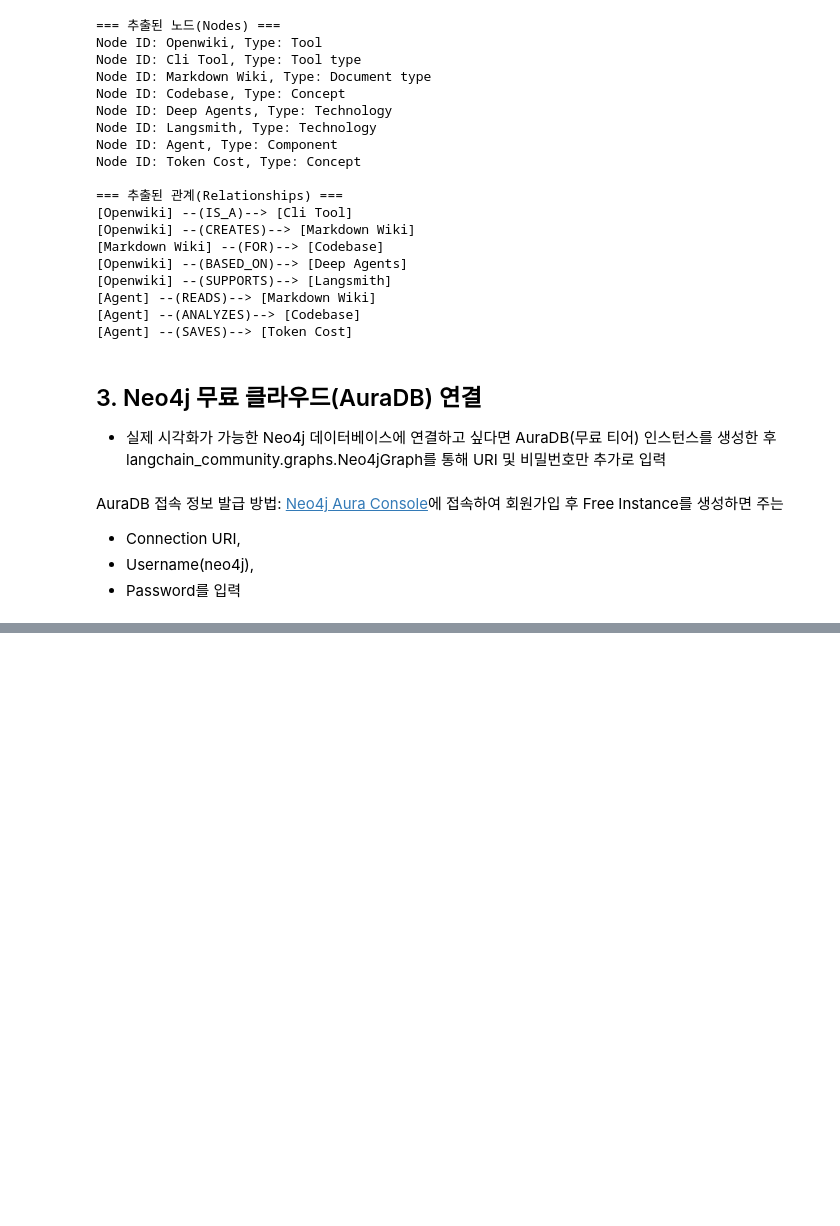
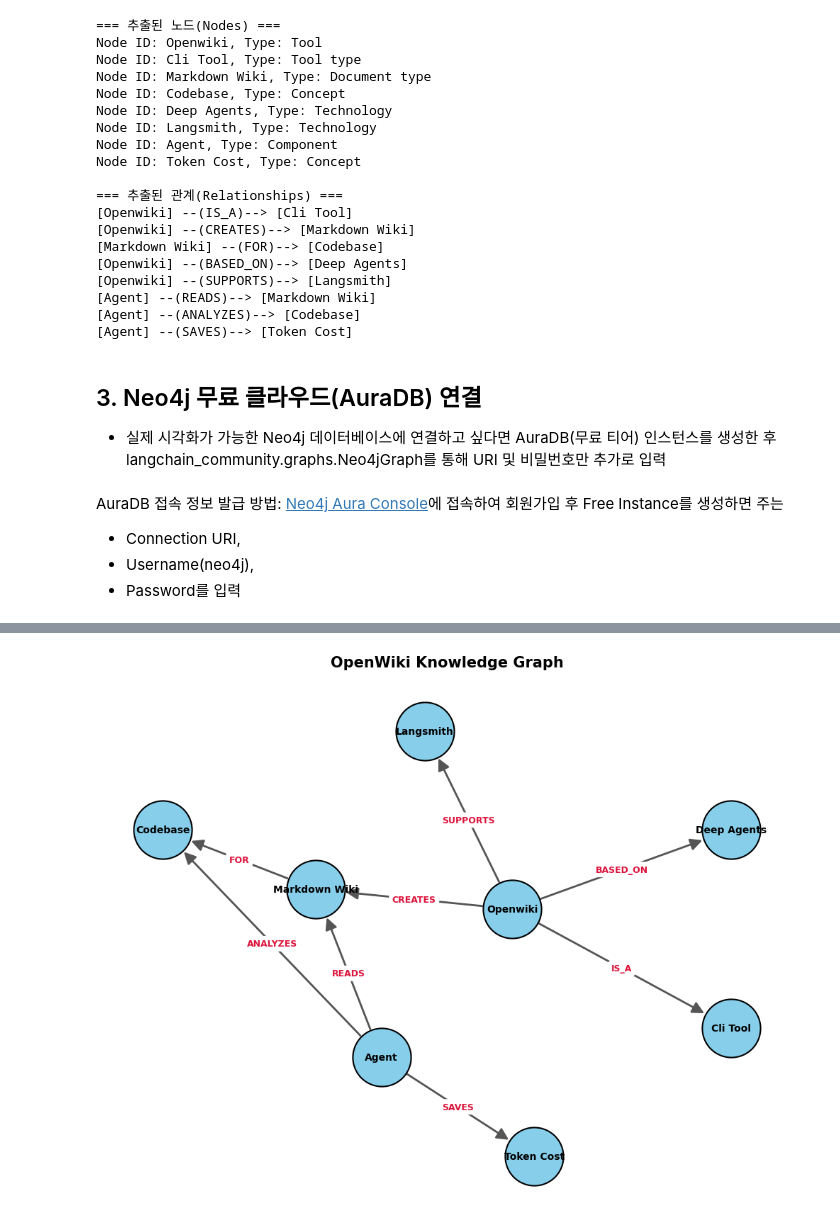
Before and after one commit to ancestor9/2026_Fall_Learning-Langchain-AI-Agent, a Jupyter notebook: excercise/llm_graph_db.ipynb, the cells around one changed output, grey strips where cells are left out. Drawn from its saved outputs; the diff is of its cells as text; code cells hidden in the pictures; blank space fills up the shorter version.

```diff
--- a/excercise/llm_graph_db.ipynb
+++ b/excercise/llm_graph_db.ipynb
@@ -125,0 +127,83 @@ AuraDB 접속 정보 발급 방법: [Neo4j Aura Console](https://console.neo4j.i
+# %%
+import networkx as nx
+import matplotlib.pyplot as plt
+
+# 1. 방향성 있는 그래프(DiGraph) 생성
+G = nx.DiGraph()
+
+# 2. 이미지 기반의 노드 및 관계(주어 -> 목적어) 입력
+edges = [
+    ("Openwiki", "Cli Tool", "IS_A"),
+    ("Openwiki", "Markdown Wiki", "CREATES"),
+    ("Markdown Wiki", "Codebase", "FOR"),
+    ("Openwiki", "Deep Agents", "BASED_ON"),
+    ("Openwiki", "Langsmith", "SUPPORTS"),
+    ("Agent", "Markdown Wiki", "READS"),
+    ("Agent", "Codebase", "ANALYZES"),
+    ("Agent", "Token Cost", "SAVES"),
+]
+
+for src, dst, rel in edges:
+    G.add_edge(src, dst, label=rel)
+
+# 3. 노드 간 격차를 넓히기 위한 레이아웃 좌표 직접 지정
+# (Codebase와 Markdown Wiki가 겹치지 않도록 떨어뜨림)
+pos = {
+    "Openwiki": (0, 0),
+    "Cli Tool": (2, -1.2),
+    "Deep Agents": (2, 0.8),
+    "Langsmith": (-0.8, 1.8),
+    "Markdown Wiki": (-1.8, 0.2),
+    "Codebase": (-3.2, 0.8),       # Codebase 위치를 왼쪽 위로 이동하여 분리
+    "Agent": (-1.2, -1.5),
+    "Token Cost": (0.2, -2.5)
+}
+
+# 4. 시각화 그래프 설정
+plt.figure(figsize=(10, 8))
+
+# 노드 원형 그리기
+nx.draw_networkx_nodes(
+    G, pos,
+    node_size=3500,
+    node_color='#87CEEB',
+    edgecolors='black',
+    linewidths=1.5
+)
+
+# 명확한 화살표(주어 -> 목적어) 그리기
+# connectionstyle을 줘서 직선 화살표가 선명하게 보이도록 설정
+nx.draw_networkx_edges(
+    G, pos,
+    arrowstyle='-|>',
+    arrowsize=25,
+    edge_color='#555555',
+    width=2,
+    node_size=3800  # 노드 경계선 안쪽으로 화살표가 가려지지 않게 처리
+)
+
+# 노드 텍스트 라벨 표시
+nx.draw_networkx_labels(
+    G, pos,
+    font_size=10,
+    font_weight='bold',
+    font_family='sans-serif'
+)
+
+# 관계(Edge) 텍스트 라벨 표시
+edge_labels = nx.get_edge_attributes(G, 'label')
+nx.draw_networkx_edge_labels(
+    G, pos,
+    edge_labels=edge_labels,
+    font_color='crimson',
+    font_size=9,
+    font_weight='bold',
+    rotate=False
+)
+
+plt.title("OpenWiki Knowledge Graph", fontsize=15, fontweight='bold', pad=20)
+plt.axis('off')
+plt.tight_layout()
+plt.show()
+# %% [output]
+[figure, added]
```
Also changed, not shown: parts of 2 cells of this notebook.
